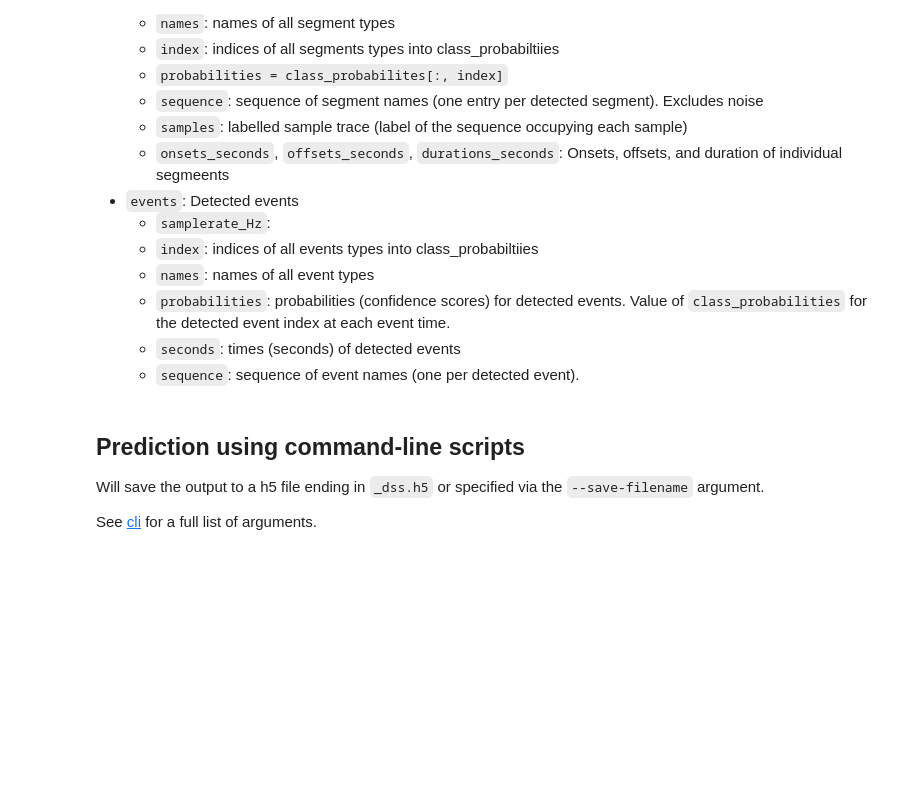
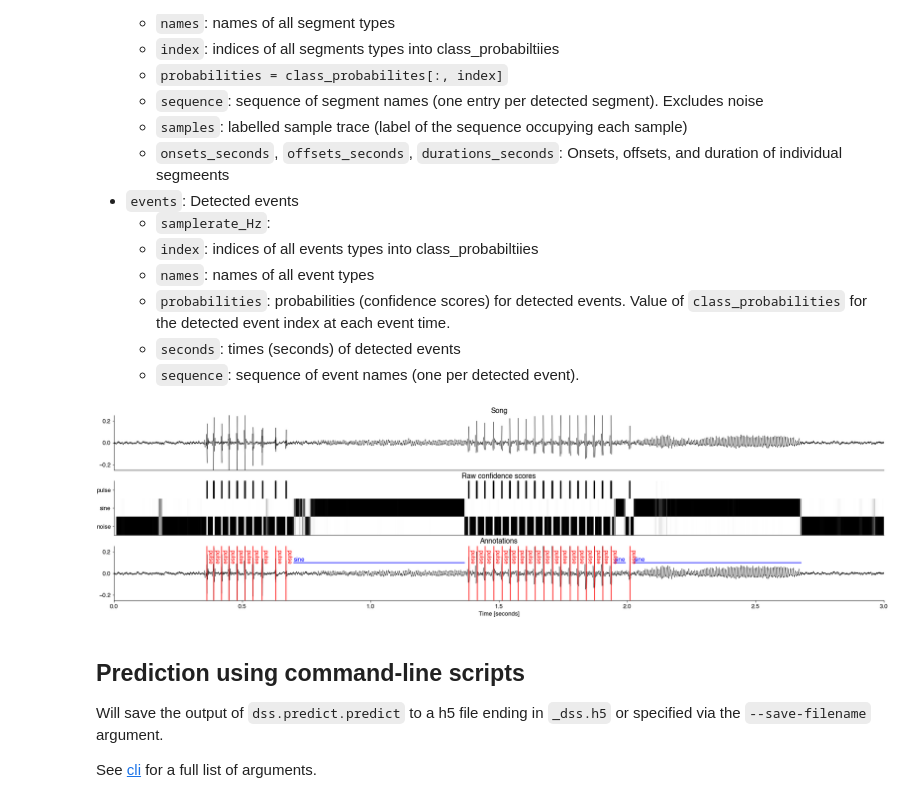
Before and after one commit to ishine/das, a Jupyter notebook: _sources/tutorials/predict.ipynb, the cells around one changed output. Saved outputs shown, nothing was run; the diff lists cells and outputs as text; code cells hidden in the pictures; blank space fills up the shorter version.

```diff
--- a/_sources/tutorials/predict.ipynb
+++ b/_sources/tutorials/predict.ipynb
@@ -41,7 +41,9 @@ predict(x: <built-in function array>, model_save_name: str = None, verbose: int
 samplerate, x = scipy.io.wavfile.read('dat/dmel_song_rt.wav')
 print(f"DeepSS requires [T, channels], but single-channel wave files are loaded with shape [T,] (data shape is {x.shape}).")
 x = np.atleast_2d(x).T
-events, segments, class_probabilties = dss.predict.predict(x,
+events, segments, class_probabilities, class_names = dss.predict.predict(x,
                                                            model_save_name='models/dmel_single_rt/20200430_201821',
-                                                           verbose=2)
+                                                           verbose=2,
+                                                           segment_minlen=0.02,
+                                                           segment_fillgap=0.02)
 # %% [output]
@@ -70,9 +72,48 @@ Wall time: 24.7 s
     - `probabilities`: probabilities (confidence scores) for detected events. Value of `class_probabilities` for the detected event index at each event time.
     - `seconds`: times (seconds) of detected events
     - `sequence`: sequence of event names (one per detected event).
+# %%
+import matplotlib.pyplot as plt
+plt.style.use('ncb.mplstyle')
+
+t0 = 0
+t1 = 30_000
+fs =segments['samplerate_Hz']
+time = np.arange(t0, t1) / fs
+nb_classes = class_probabilities.shape[1]
+
+plt.figure(figsize=(30, 10))
+plt.subplot(411)
+plt.plot(time, x[t0:t1], 'k', linewidth=0.5)
+plt.title('Song')
+plt.xticks([])
+plt.ylim(-0.25, 0.25)
+
+plt.subplot(412)
+plt.imshow(class_probabilities[t0:t1].T, cmap='Greys')
+plt.yticks(np.arange(nb_classes), labels=class_names)
+plt.title('Raw confidence scores')
+plt.xticks([])
+
+ax = plt.subplot(413)
+plt.plot(time, x[t0:t1],'k', linewidth=0.5)
+plt.ylim(-0.25, 0.25)
+plt.title('Annotations')
+plt.xlabel('Time [seconds]')
+for onset, offset, segment_name in zip(segments['onsets_seconds'], segments['offsets_seconds'], segments['sequence']):
+    if onset >= t0 /fs and offset <= t1 / fs:
+        plt.plot([onset, offset], [0.1, 0.1], c='b')
+        ax.annotate(segment_name, xy=(onset, 0.11), c='b')
+
+for pulse_time, pulse_name in zip(events['seconds'], events['sequence']):
+    if pulse_time >= t0 /fs and pulse_time <= t1 / fs:
+        plt.axvline(pulse_time, c='r')
+        ax.annotate(pulse_name, xy=(pulse_time, 0.1), c='r', rotation=-90)
+# %% [output]
+[figure, added]
 # %% [markdown]
 ## Prediction using command-line scripts
-Will save the output to a h5 file ending in `_dss.h5` or specified via the `--save-filename` argument.
+Will save the output of `dss.predict.predict` to a h5 file ending in `_dss.h5` or specified via the `--save-filename` argument.
 
 See [cli](/technical/cli) for a full list of arguments.
 # %%
```
Also changed, not shown: parts of 4 cells of this notebook, 38 other files.
